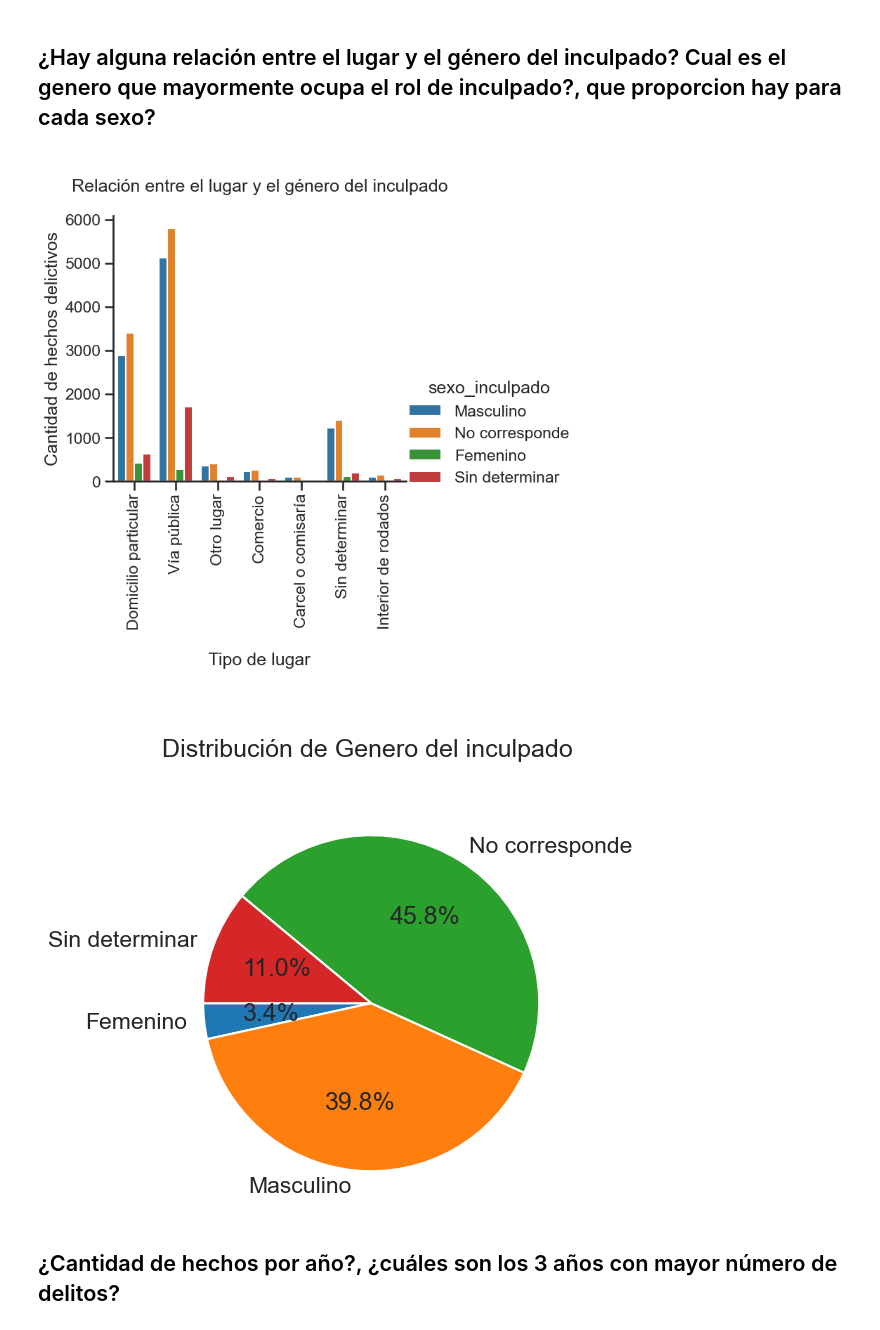
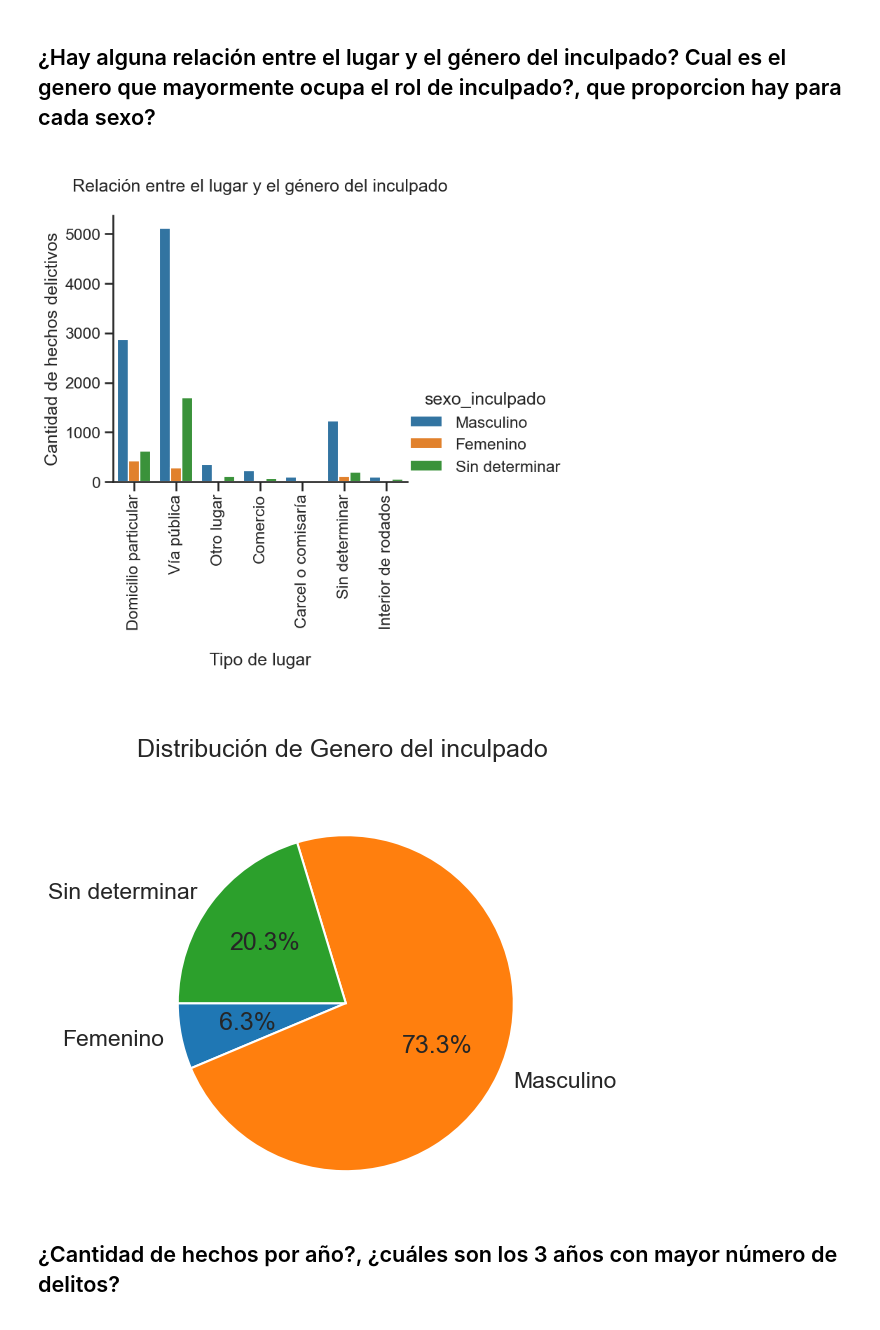
Before and after one commit to ianCristianAriel/2017--2021-argentina-analisis-delitos-registrados, a Jupyter notebook: notebooks/limpios/4_visualizaciones_respuestas.ipynb, the cells around one changed output. Saved outputs shown, nothing was run; the diff lists cells and outputs as text; code cells hidden in the pictures.

```diff
--- a/notebooks/limpios/4_visualizaciones_respuestas.ipynb
+++ b/notebooks/limpios/4_visualizaciones_respuestas.ipynb
@@ -235,34 +240,39 @@ df_lugar_genero_i_delito=pd.read_csv(url6)
 #Aca reemplazo los valores
 df_lugar_genero_i_delito['tipo_lugar'] = df_original['tipo_lugar']
 df_lugar_genero_i_delito['sexo_inculpado'] = df_original['sexo_inculpado']
+
+# Agregar la columna tipo_persona
+df_lugar_genero_i_delito['tipo_persona'] = df_original['tipo_persona']
+# Filtrar por inculpado
+df_inculpado = df_lugar_genero_i_delito[df_lugar_genero_i_delito['tipo_persona'] == 'Imputado']
 # %%
 #crear gráfico de conteo para mostrar la relación entre el lugar y el género del inculpado
-sns.catplot(x="tipo_lugar", data=df_lugar_genero_i_delito, kind="count", hue="sexo_inculpado",aspect=1.2)
+sns.catplot(x="tipo_lugar", data=df_inculpado, kind="count", hue="sexo_inculpado",aspect=1.2)
 plt.xlabel('\n Tipo de lugar \n\n')
 plt.ylabel('Cantidad de hechos delictivos')
 plt.title('\n Relación entre el lugar y el género del inculpado \n')
 plt.xticks(rotation=90)
 
 plt.show()
 
 
 # Agrupar por la columna 'sexo_inculpado' y obtener el conteo de ocurrencias
-agrupado_genero = df_lugar_genero_i_delito.groupby('sexo_inculpado').size()
+agrupado_genero = df_inculpado.groupby('sexo_inculpado').size()
 
 # Crear el gráfico de torta
 grafico = agrupado_genero.plot.pie(autopct='%1.1f%%', startangle=180)
 
 # Ajustar el aspecto del gráfico
 plt.axis('equal')
 plt.title('Distribución de Genero del inculpado \n\n')
 
 
 
 # Mostrar el gráfico
 plt.show()
 # %% [output]
-[figure, old version]
+[figure, new version]
-[figure, old version]
+[figure, new version]
 # %% [markdown]
 ## ¿Cantidad de hechos por año?, ¿cuáles son los 3 años con mayor número de delitos?
 # %%
```
Also changed, not shown: parts of 2 cells of this notebook.
